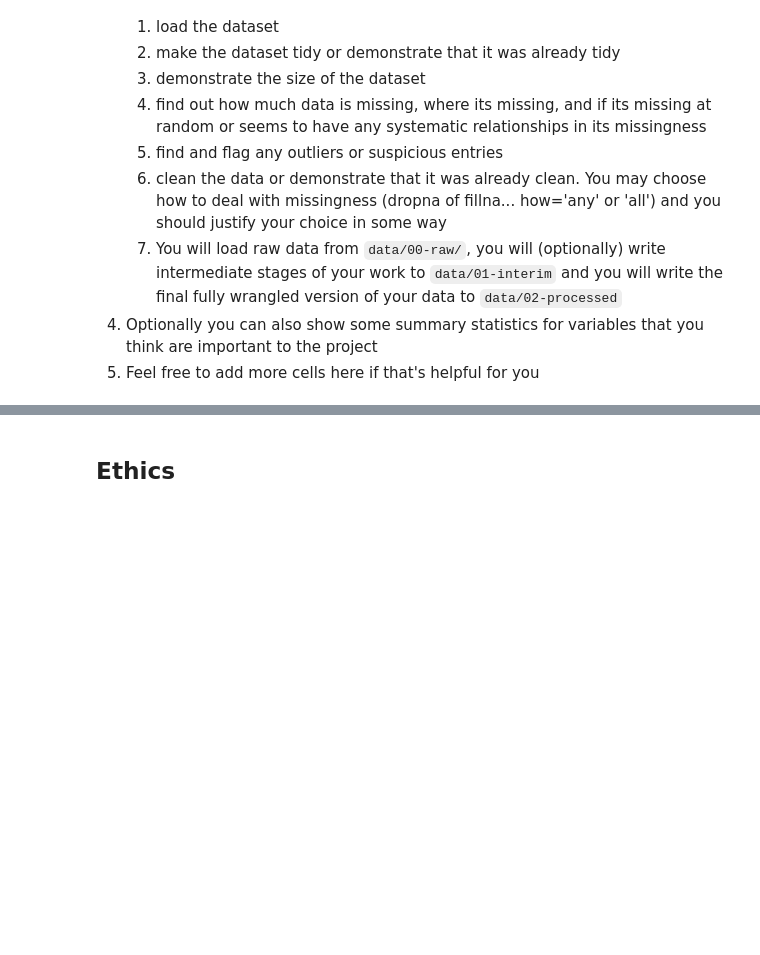
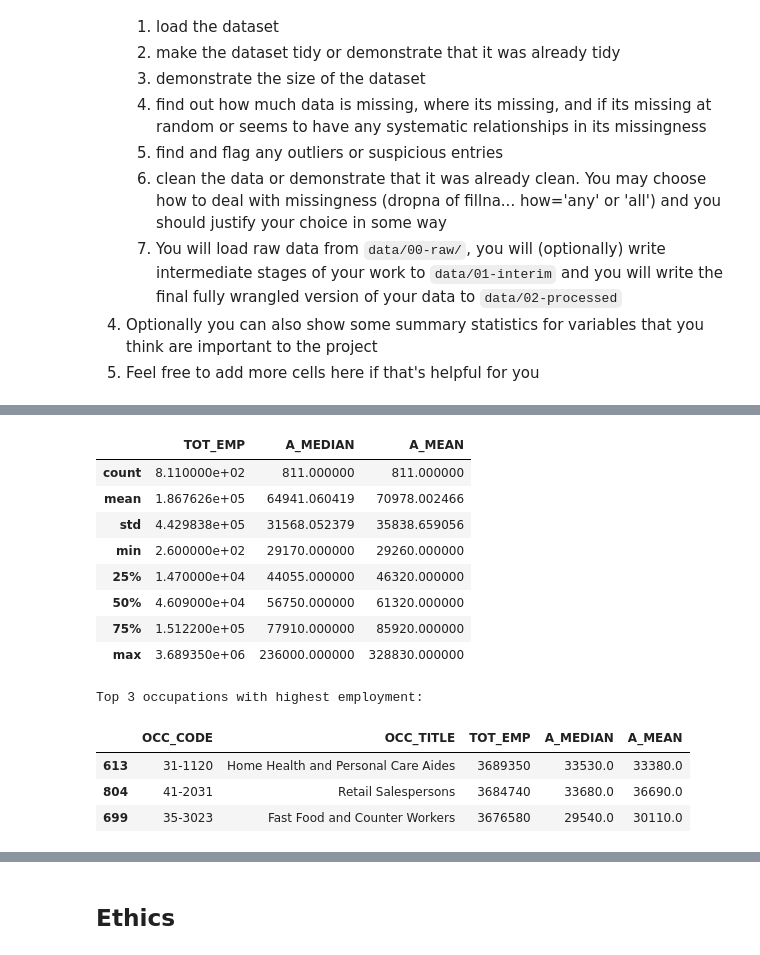
Before and after one commit to COGS108/Group-SP26-101, a Jupyter notebook: 01-DataCheckpoint.ipynb, the cells around one changed output, grey strips where cells are left out. Cells and saved outputs as stored; diff of their text form; code cells hidden in the pictures; blank space fills up the shorter version.

```diff
--- a/01-DataCheckpoint.ipynb
+++ b/01-DataCheckpoint.ipynb
@@ -140,0 +145,5 @@ Instructions:
+# %%
+bls_tidy = bls_df[bls_df['O_GROUP'] == 'detailed'].copy()
+bls_tidy = bls_tidy.drop(columns=['O_GROUP'])
+
+print(f"Tidy dataset size (only detailed occupations): {bls_tidy.shape[0]} rows.")
@@ -140,0 +154,6 @@ Instructions:
+# %%
+print("Count of suppressed/missing values (represented by '*' or '#'):")
+for col in ['TOT_EMP', 'A_MEDIAN', 'A_MEAN']:
+    star_count = bls_tidy[col].astype(str).str.contains(r'\*').sum()
+    hash_count = bls_tidy[col].astype(str).str.contains(r'\#').sum()
+    print(f"{col} - '*' count: {star_count}, '#' count: {hash_count}")
@@ -140,0 +169,11 @@ Instructions:
+# %%
+pd.set_option('future.no_silent_downcasting', True)
+bls_tidy.replace(['*', '#', '**'], np.nan, inplace=True)
+
+for col in ['TOT_EMP', 'A_MEDIAN', 'A_MEAN']:
+    bls_tidy[col] = bls_tidy[col].astype(str).str.replace(',', '', regex=False)
+    bls_tidy[col] = pd.to_numeric(bls_tidy[col], errors='coerce')
+
+bls_clean = bls_tidy.dropna(how='any')
+
+print(f"Final cleaned dataset size: {bls_clean.shape}")
@@ -140,0 +184,20 @@ Instructions:
+# %%
+display(bls_clean.describe())
+
+print("\nTop 3 occupations with highest employment:")
+display(bls_clean.nlargest(3, 'TOT_EMP'))
+# %% [output]
+|  | TOT_EMP | A_MEDIAN | A_MEAN |
+| count | 8.110000e+02 | 811.000000 | 811.000000 |
+| mean | 1.867626e+05 | 64941.060419 | 70978.002466 |
+| std | 4.429838e+05 | 31568.052379 | 35838.659056 |
+| min | 2.600000e+02 | 29170.000000 | 29260.000000 |
+| 25% | 1.470000e+04 | 44055.000000 | 46320.000000 |
+| 50% | 4.609000e+04 | 56750.000000 | 61320.000000 |
+| 75% | 1.512200e+05 | 77910.000000 | 85920.000000 |
+| max | 3.689350e+06 | 236000.000000 | 328830.000000 |
+Top 3 occupations with highest employment:
+|  | OCC_CODE | OCC_TITLE | TOT_EMP | A_MEDIAN | A_MEAN |
+| 613 | 31-1120 | Home Health and Personal Care Aides | 3689350 | 33530.0 | 33380.0 |
+| 804 | 41-2031 | Retail Salespersons | 3684740 | 33680.0 | 36690.0 |
+| 699 | 35-3023 | Fast Food and Counter Workers | 3676580 | 29540.0 | 30110.0 |
```
Also changed, not shown: parts of 30 cells of this notebook.
